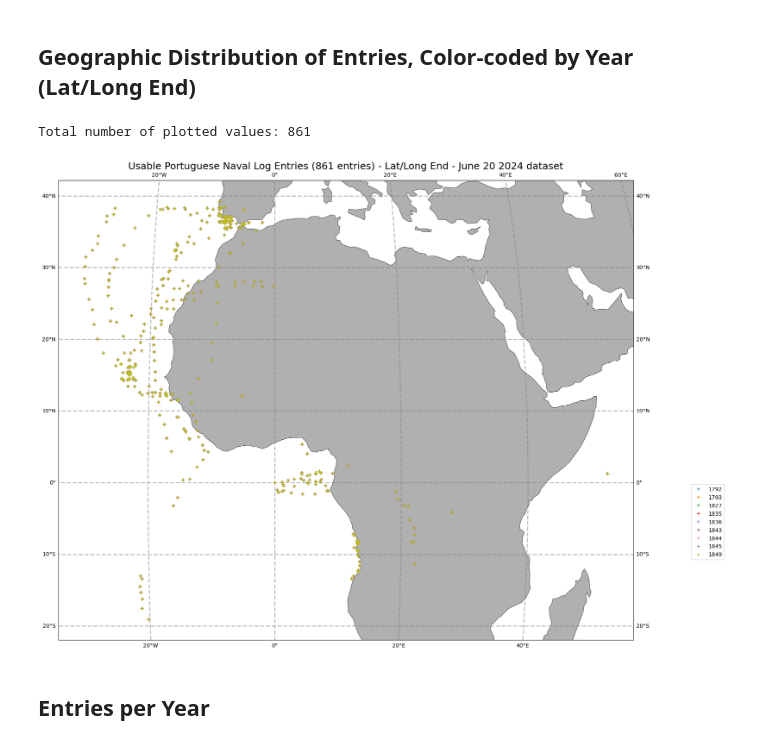
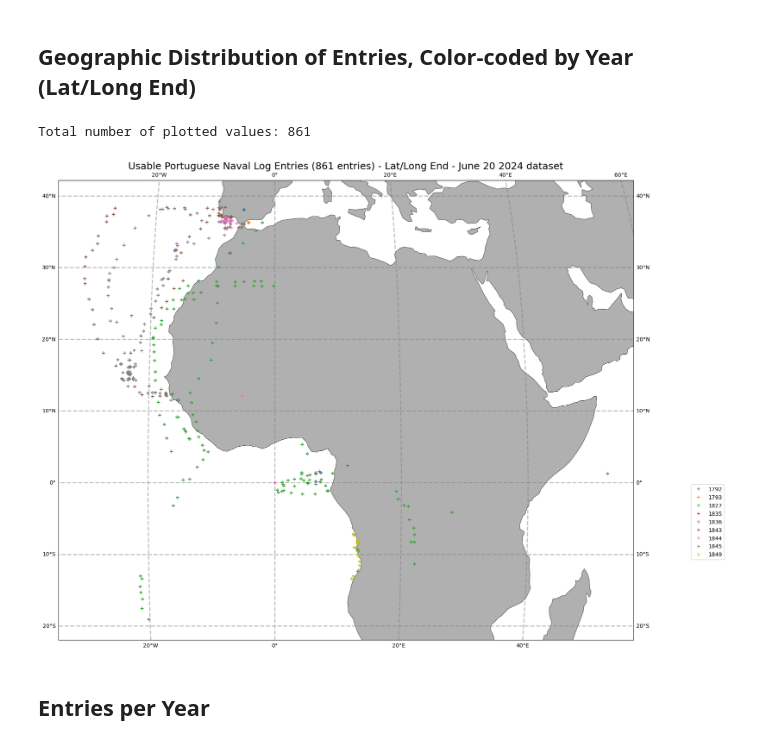
Before and after one commit to livia-freitas/SSF-2024-logbooks, a Jupyter notebook: processing_and_figures.ipynb, the cells around one changed output. Cells and saved outputs as stored; diff of their text form; code cells hidden in the pictures.

```diff
--- a/processing_and_figures.ipynb
+++ b/processing_and_figures.ipynb
@@ -513,8 +532,8 @@ num_plotted_values = 0
 for yr in sorted(df_u["Year"].unique()):
     work = df_u[df_u["Year"] == yr]
     _ = ax.plot(
-        df_u["Long Start"],
-        df_u["Lat Start"],
+        work["Long Start"],
+        work["Lat Start"],
         "+",
         transform=ccrs.PlateCarree(),
         label="{:.0f}".format(yr),
@@ -554,36 +573,36 @@ gl = ax.gridlines(
     alpha=0.5,
     linestyle="--",
 )
 
 # Initialize counter for the number of plotted values
 num_plotted_values = 0
 
 for yr in sorted(df_u["Year"].unique()):
     work = df_u[df_u["Year"] == yr]
     _ = ax.plot(
-        df_u["Long End"],
-        df_u["Lat End"],
+        work["Long End"],
+        work["Lat End"],
         "+",
         transform=ccrs.PlateCarree(),
         label="{:.0f}".format(yr),
     )
     num_plotted_values += len(work)
 
 _ = ax.legend(loc=(1.1, 0.175))
 
 
 # Change for each tier
 plt.title(
     "Usable Portuguese Naval Log Entries (" + str(num_plotted_values) + " entries) - Lat/Long End - June 20 2024 dataset",
     fontsize=18,
 )
 # fig.savefig(os.path.join(Data, 'Tier1_NA_Unique Years_May13_24.png'),dpi=300,bbox_inches='tight')
 
 # Print the total number of plotted values
 print("Total number of plotted values:", num_plotted_values)
 # %% [output]
 Total number of plotted values: 861
-[figure, old version]
+[figure, new version]
 # %% [markdown]
 ## Entries per Year
 # %%
```
Also changed, not shown: parts of 9 cells of this notebook.
